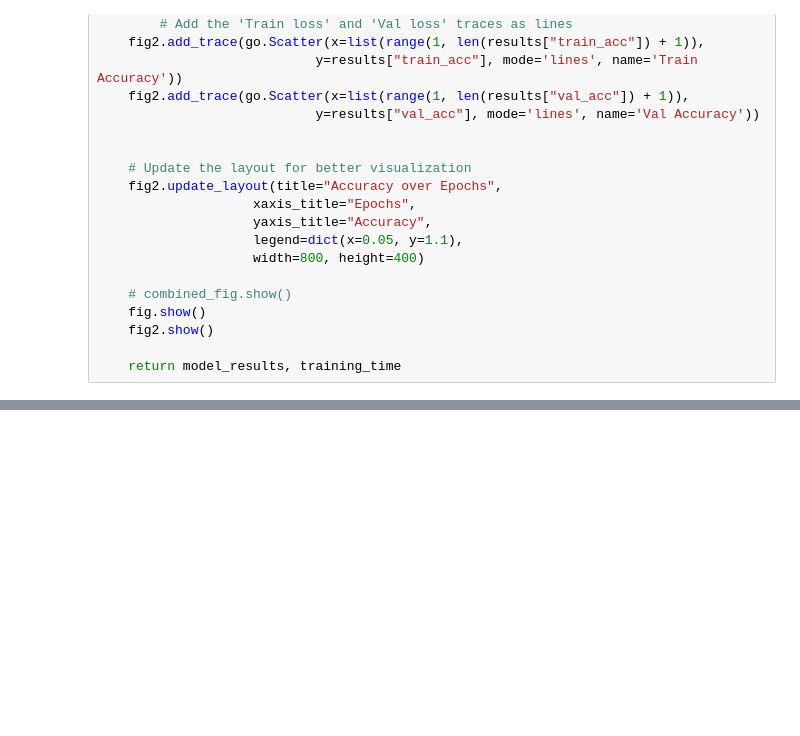
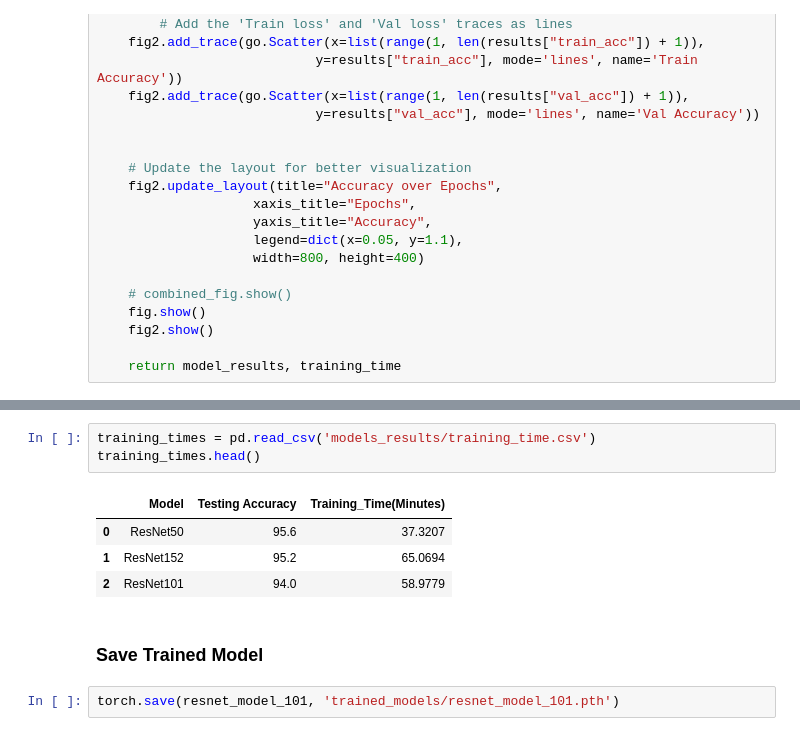
Before and after one commit to prakharninja0927/Sports-Image-Classification-YOLO-ResNet, a Jupyter notebook: project.ipynb, the cells around one changed output, grey strips where cells are left out. Cells and saved outputs as stored; diff of their text form; blank space fills up the shorter version.

Commit message:
training completed ResNet

```diff
--- a/project.ipynb
+++ b/project.ipynb
@@ -537,0 +902,12 @@ def training_loop(model, train_dataloader, val_dataloader, device, epochs, patie
+# %%
+training_times = pd.read_csv('models_results/training_time.csv')
+training_times.head()
+# %% [output]
+|  | Model | Testing Accuracy | Training_Time(Minutes) |
+| 0 | ResNet50 | 95.6 | 37.3207 |
+| 1 | ResNet152 | 95.2 | 65.0694 |
+| 2 | ResNet101 | 94.0 | 58.9779 |
+# %% [markdown]
+### Save Trained Model
+# %%
+torch.save(resnet_model_101, 'trained_models/resnet_model_101.pth')
```
Also changed, not shown: parts of 58 cells of this notebook, 18 other files.
